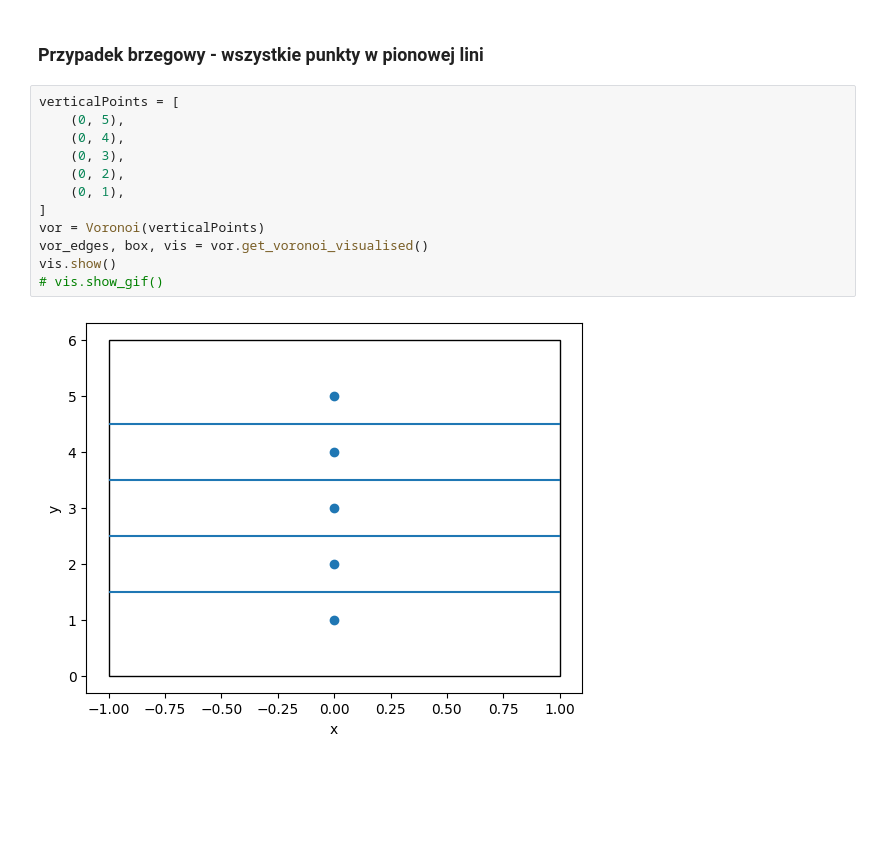
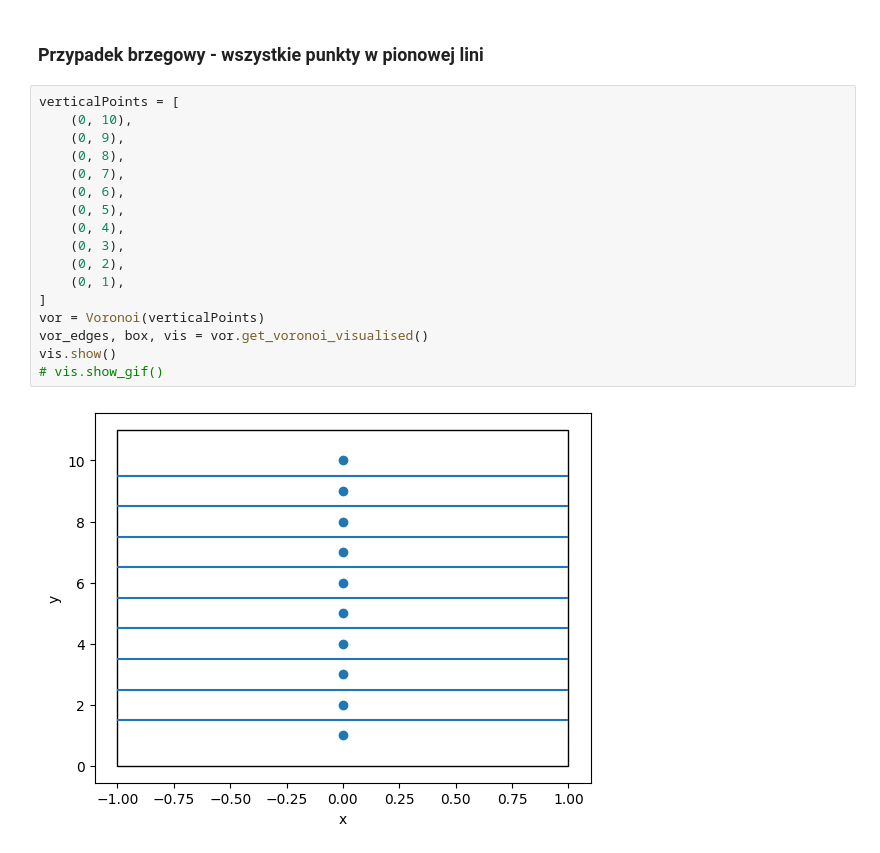
Before and after one commit to ReptilianEye/Voronoi-Diagram, a Jupyter notebook: finals/voronoiNotes.ipynb, the cells around one changed output. Cells and saved outputs as stored; diff of their text form; blank space fills up the shorter version.

```diff
--- a/finals/voronoiNotes.ipynb
+++ b/finals/voronoiNotes.ipynb
@@ -83,15 +98,20 @@ for i in range(10):
 ### Przypadek brzegowy - wszystkie punkty w pionowej lini
 # %%
 verticalPoints = [
+    (0, 10),
+    (0, 9),
+    (0, 8),
+    (0, 7),
+    (0, 6),
     (0, 5),
     (0, 4),
     (0, 3),
     (0, 2),
     (0, 1),
 ]
 vor = Voronoi(verticalPoints)
 vor_edges, box, vis = vor.get_voronoi_visualised()
 vis.show()
 # vis.show_gif()
 # %% [output]
-[figure, old version]
+[figure, new version]
```
Also changed, not shown: parts of 4 cells of this notebook, 7 other files.
